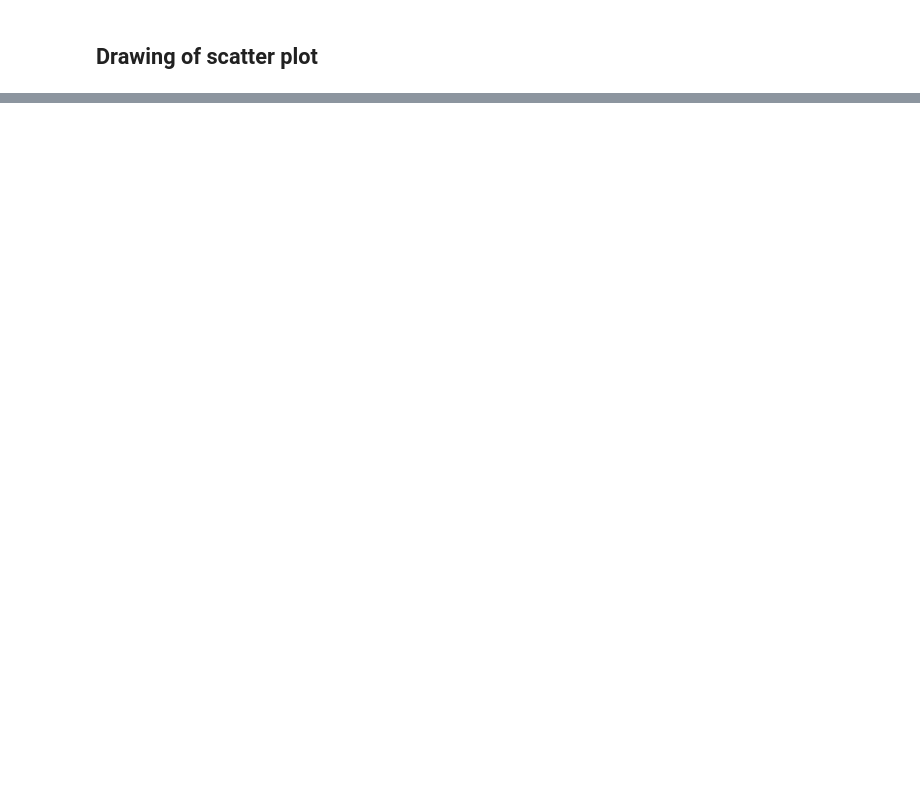
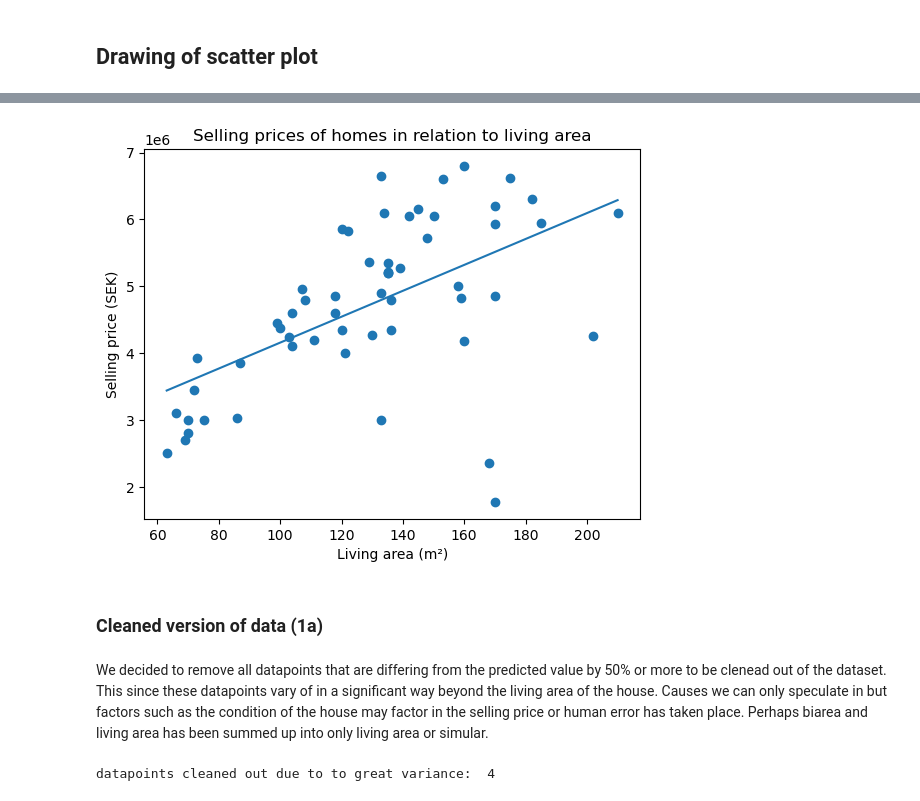
Before and after one commit to Cronvall/DAT405, a Jupyter notebook: W2/problem_1/solution_1.ipynb, the cells around one changed output, grey strips where cells are left out. Cells and saved outputs as stored; diff of their text form; code cells hidden in the pictures; blank space fills up the shorter version.

```diff
--- a/W2/problem_1/solution_1.ipynb
+++ b/W2/problem_1/solution_1.ipynb
@@ -41,3 +37,42 @@ x_vals= x_vals.reshape(-1, 1)
 y_vals= y_vals.reshape(-1, 1)
 
 model = LinearRegression().fit(x_vals, y_vals)
+# %%
+# Create 10,000 points between the lowest and highest living area in the dataset.
+xfit = np.linspace(hemnet_data['Living_area'].min(), hemnet_data['Living_area'].max(), 10000)
+
+# Calculate the predicted value for all these 10,000 points following and in so
+# creating a regression-line
+yfit = model.predict(xfit[:, np.newaxis])
+# %%
+# Draw plot based on the previously calculated y-values following the x-values
+# This plot is not cleaned from any inputs
+plt.scatter(x_vals,y_vals)
+plt.title("Selling prices of homes in relation to living area")
+plt.xlabel("Living area (m\u00b2)")
+plt.ylabel("Selling price (SEK)")
+plt.plot(xfit,yfit)
+plt.show()
+# %% [output]
+[figure, added]
+# %% [markdown]
+### Cleaned version of data (1a)
+# %% [markdown]
+We decided to remove all datapoints that are differing from the predicted value by 50% or more to be clenead out of the dataset.
+This since these datapoints vary of in a significant way beyond the living area of the house. Causes we can only speculate in but factors such as the condition of the house may factor in the selling price or human error has taken place.
+Perhaps biarea and living area has been summed up into only living area or simular.
+# %%
+cleaned_x = np.array([])
+cleaned_y = np.array([])
+for i in range(len(x_vals)):
+    difference = model.predict([x_vals[i]]) / y_vals[i]
+    if  difference > 1.5 or difference < 0.5:
+        # If the value is varying more then 50% beyond the predicted value don't include in cleaned data
+        pass
+    else: # Else include in cleaned data
+        cleaned_x = np.append(cleaned_x, x_vals[i])
+        cleaned_y = np.append(cleaned_y, y_vals[i])
+
+print("datapoints cleaned out due to to great variance: ", len(x_vals)-len(cleaned_x))
+# %% [output]
+datapoints cleaned out due to to great variance:  4
```
Also changed, not shown: parts of 27 cells of this notebook, 1 other file.
